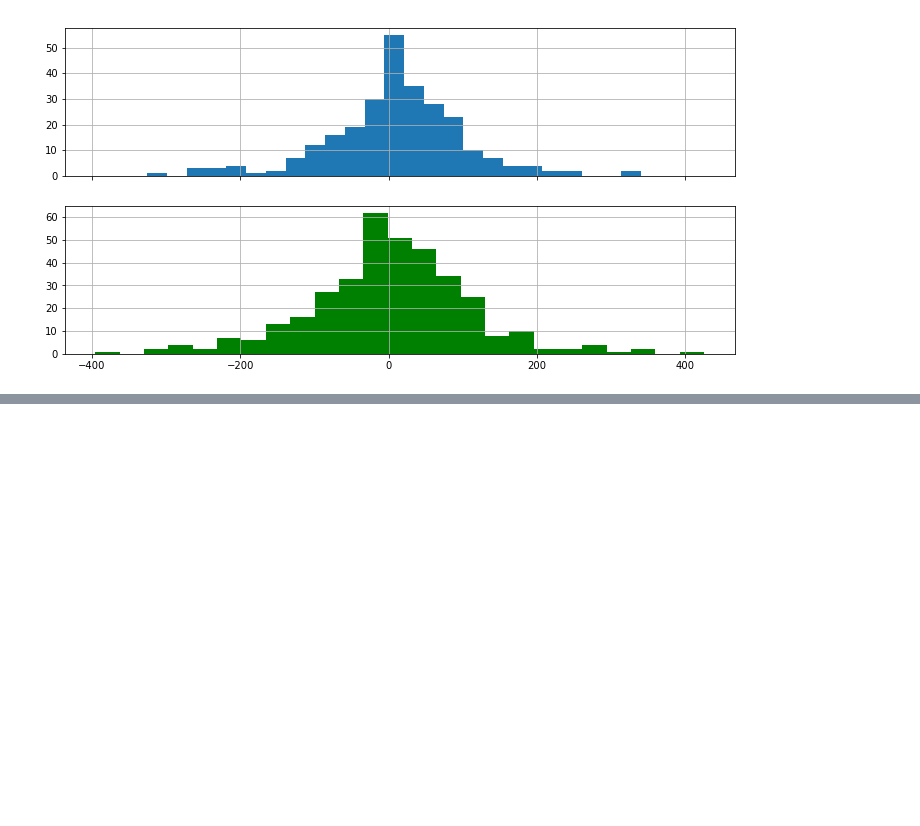
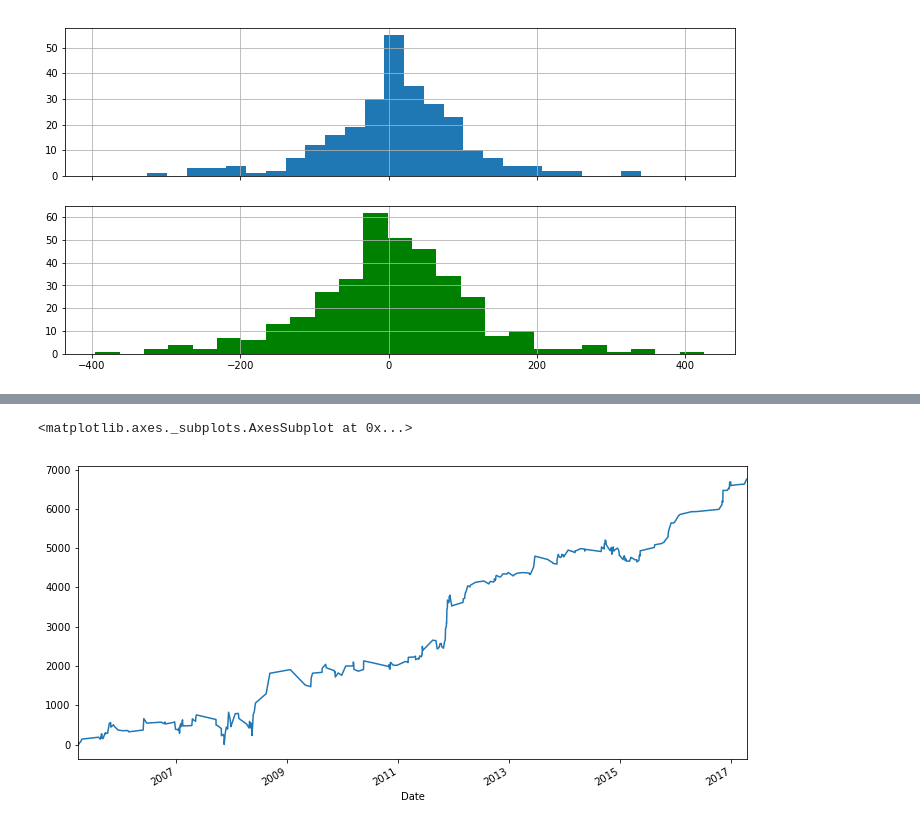
Before and after one commit to Yvictor/Pymisc, a Jupyter notebook: statistics/twse_txf_spread_vol.ipynb, the cells around one changed output, grey strips where cells are left out. Saved outputs shown, nothing was run; the diff lists cells and outputs as text; code cells hidden in the pictures; blank space fills up the shorter version.

```diff
--- a/statistics/twse_txf_spread_vol.ipynb
+++ b/statistics/twse_txf_spread_vol.ipynb
@@ -208,0 +222,5 @@ df[df['FSdiv']<df['FSdiv'].mean() - df['FSdiv'].std()]['UD_s'].hist(bins=25, col
+# %%
+(df[(df['Vol_Volume%s'%str(para_vol_avg)]<0)&(df['FSdiv']>5)].set_index('Date')['UD_f']*-1).cumsum().plot(figsize=(12,6))
+# %% [output]
+<matplotlib.axes._subplots.AxesSubplot at 0x...>
+[figure, added]
```
Also changed, not shown: parts of 4 cells of this notebook.
